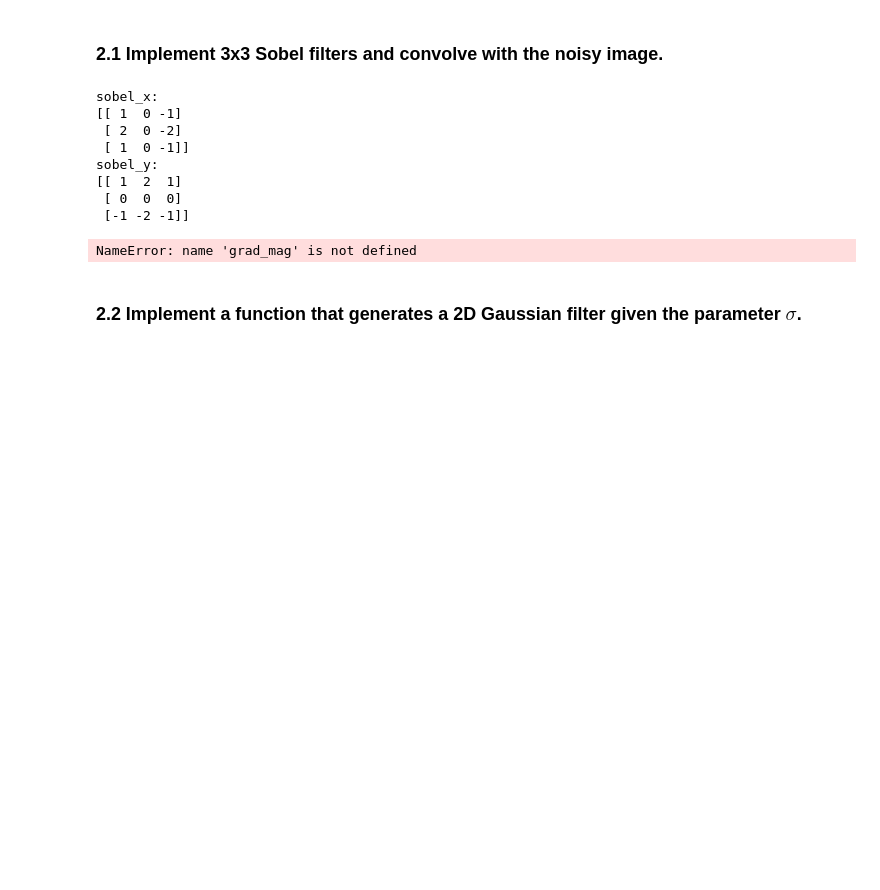
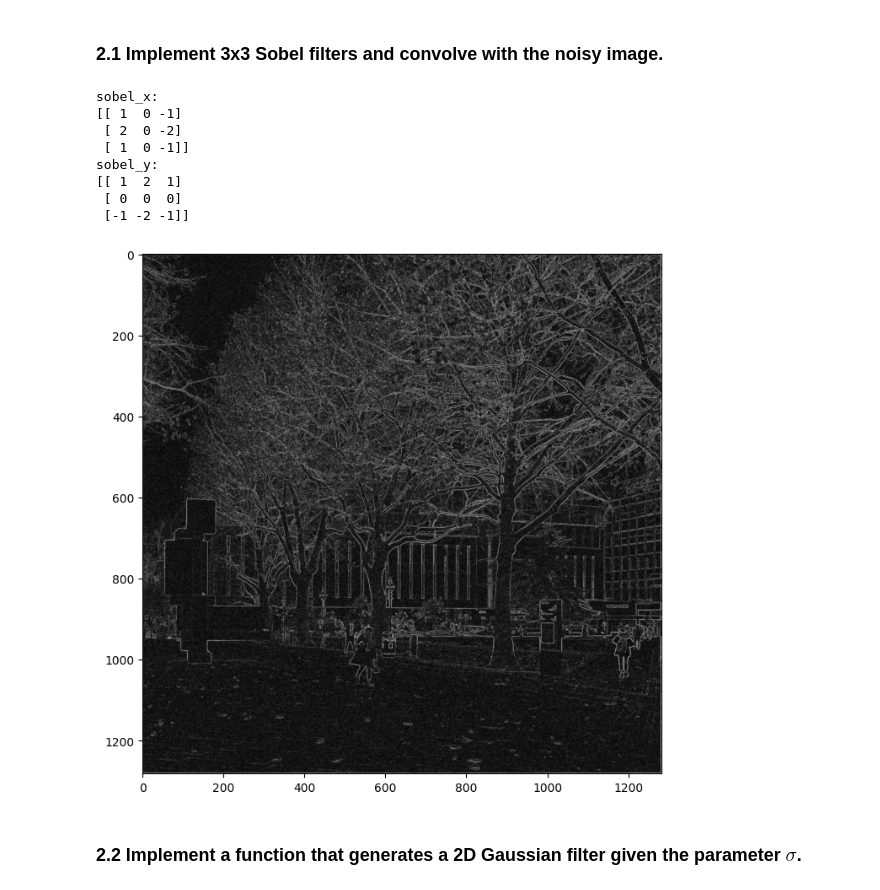
Before and after one commit to YunkaiZhang233/Computer_Vision_2025, a Jupyter notebook: coursework_01/coursework_01.ipynb, the cells around one changed output. Cells and saved outputs as stored; diff of their text form; code cells hidden in the pictures; blank space fills up the shorter version.

```diff
--- a/coursework_01/coursework_01.ipynb
+++ b/coursework_01/coursework_01.ipynb
@@ -131,35 +131,35 @@ Perform edge detection using Sobel filtering, as well as Gaussian + Sobel filter
 ### 2.1 Implement 3x3 Sobel filters and convolve with the noisy image.
 # %%
 # Design the filters
-### Insert your code ###
 sobel_x = np.array([[1, 0, -1], [2, 0, -2], [1, 0, -1]])
-sobel_y = sobel_x.T
+sobel_y = sobel_x.T # sobel_y is the matrix transpose of sobel_x
 
 # Image filtering
-### Insert your code ###
+image_sobel_x = scipy.signal.convolve2d(image_noisy, sobel_x)
+image_sobel_y = scipy.signal.convolve2d(image_noisy, sobel_y)
 
 # Calculate the gradient magnitude
-### Insert your code ###
+grad_mag = np.sqrt(image_sobel_x ** 2 + image_sobel_y ** 2)
 
 # Print the filters (provided)
 print('sobel_x:')
 print(sobel_x)
 print('sobel_y:')
 print(sobel_y)
 
 # Display the magnitude map (provided)
 plt.imshow(grad_mag, cmap='gray')
 plt.gcf().set_size_inches(8, 8)
 # %% [output]
 sobel_x:
 [[ 1  0 -1]
  [ 2  0 -2]
  [ 1  0 -1]]
 sobel_y:
 [[ 1  2  1]
  [ 0  0  0]
  [-1 -2 -1]]
-NameError: name 'grad_mag' is not defined
+[figure, added]
 # %% [markdown]
 ### 2.2 Implement a function that generates a 2D Gaussian filter given the parameter $\sigma$.
 # %%
```
Also changed, not shown: parts of 2 cells of this notebook.
